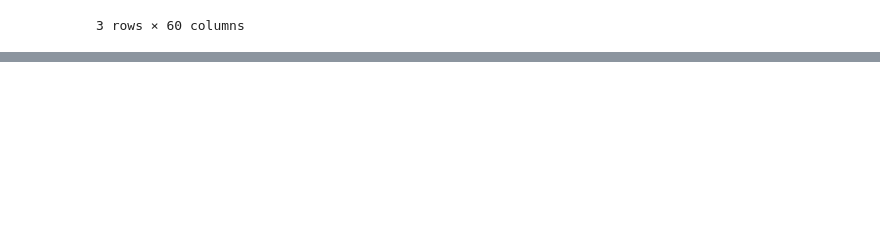
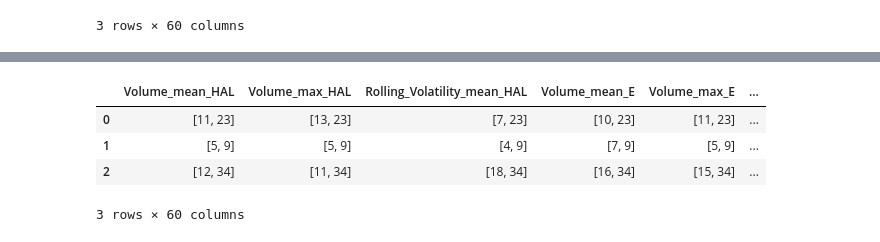
Before and after one commit to maclarenscott/Citadel_Datathon_Spring_Team13, a Jupyter notebook: Data_Analysis.ipynb, the cells around one changed output, grey strips where cells are left out. Drawn from its saved outputs; the diff is of its cells as text; code cells hidden in the pictures; blank space fills up the shorter version.

```diff
--- a/Data_Analysis.ipynb
+++ b/Data_Analysis.ipynb
@@ -296,0 +354,22 @@ restricted_matrix_2_squared
+# %%
+for quarter_index,quarter in shifted_ds_2.iterrows():
+    if quarter_index ==1:
+        continue
+    state = 0
+
+    if shifted_ds_2.loc[quarter_index, "Brent Crude Oil_prev"] > 0:
+        state += 1
+    if shifted_ds_2.loc[quarter_index, "West Texas Intermediary Crude Oil_prev"] > 0:
+        state += 1
+
+    for col in output_columns_of_interest:
+        if shifted_ds_2.loc[quarter_index, col]-shifted_ds.loc[quarter_index-1, col] > 0:
+            freq.loc[state, col][0]+=1
+        freq.loc[state, col][1]+=1
+freq
+# %% [output]
+|  | Volume_mean_HAL | Volume_max_HAL | Rolling_Volatility_mean_HAL | Volume_mean_E | Volume_max_E | ... |
+| 0 | [11, 23] | [13, 23] | [7, 23] | [10, 23] | [11, 23] | ... |
+| 1 | [5, 9] | [5, 9] | [4, 9] | [7, 9] | [5, 9] | ... |
+| 2 | [12, 34] | [11, 34] | [18, 34] | [16, 34] | [15, 34] | ... |
+3 rows × 60 columns
```
Also changed, not shown: parts of 15 cells of this notebook.
